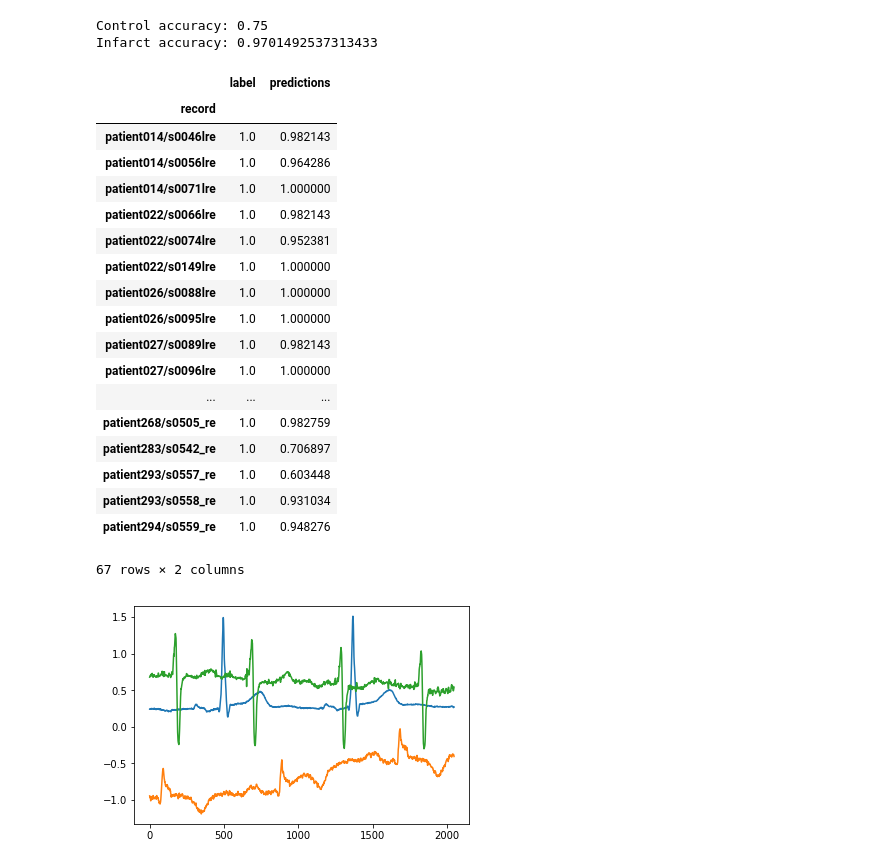
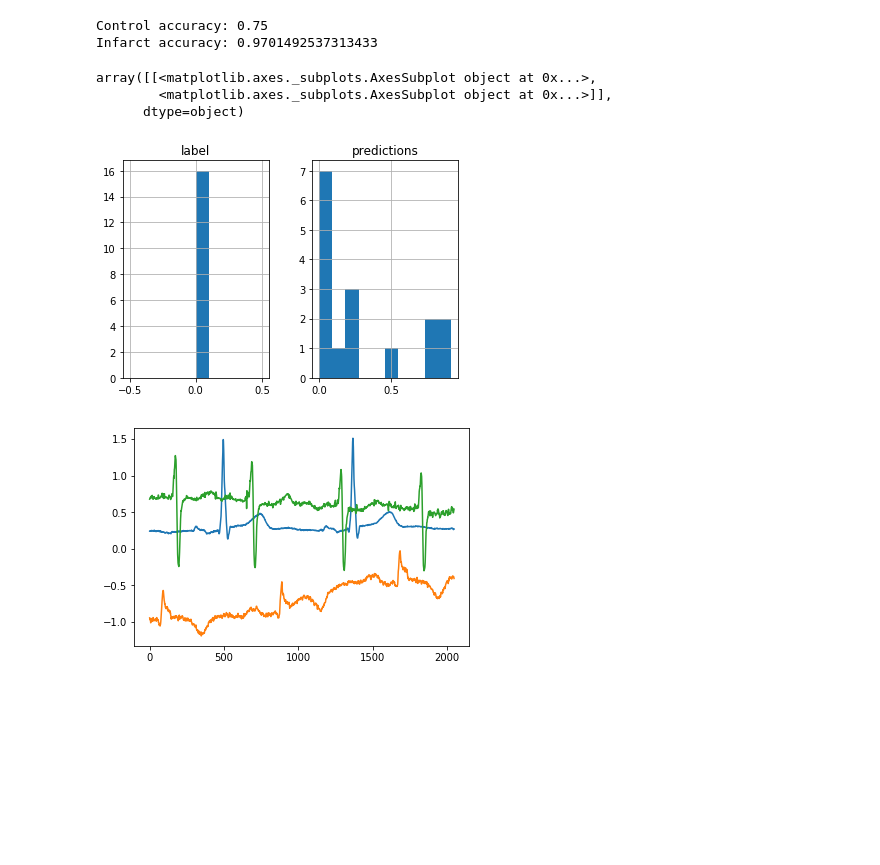
Before and after one commit to LucNies/ecg-classification, a Jupyter notebook: Classify-ecg.ipynb, the cells around one changed output. Cells and saved outputs as stored; diff of their text form; code cells hidden in the pictures; blank space fills up the shorter version.

```diff
--- a/Classify-ecg.ipynb
+++ b/Classify-ecg.ipynb
@@ -277,28 +277,13 @@ print("Infarct accuracy: "+  str((infarct['predictions'] > 0.5).sum()/infarct.sh
 # %% [output]
 Control accuracy: 0.75
 Infarct accuracy: 0.9701492537313433
-# %%
-infarct
-# %% [output]
-|  | label | predictions |
-| record |  |  |
-| patient014/s0046lre | 1.0 | 0.982143 |
-| patient014/s0056lre | 1.0 | 0.964286 |
-| patient014/s0071lre | 1.0 | 1.000000 |
-| patient022/s0066lre | 1.0 | 0.982143 |
-| patient022/s0074lre | 1.0 | 0.952381 |
-| patient022/s0149lre | 1.0 | 1.000000 |
-| patient026/s0088lre | 1.0 | 1.000000 |
-| patient026/s0095lre | 1.0 | 1.000000 |
-| patient027/s0089lre | 1.0 | 0.982143 |
-| patient027/s0096lre | 1.0 | 1.000000 |
-| ... | ... | ... |
-| patient268/s0505_re | 1.0 | 0.982759 |
-| patient283/s0542_re | 1.0 | 0.706897 |
-| patient293/s0557_re | 1.0 | 0.603448 |
-| patient293/s0558_re | 1.0 | 0.931034 |
-| patient294/s0559_re | 1.0 | 0.948276 |
-67 rows × 2 columns
+# %%
+control.hist()
+# %% [output]
+array([[<matplotlib.axes._subplots.AxesSubplot object at 0x...>,
+        <matplotlib.axes._subplots.AxesSubplot object at 0x...>]],
+      dtype=object)
+[figure, added]
 # %%
 channel = channels[1]
 plt.plot(df_healthy.iloc[3][channel][0:window_size])
```
Also changed, not shown: 1 other file.
